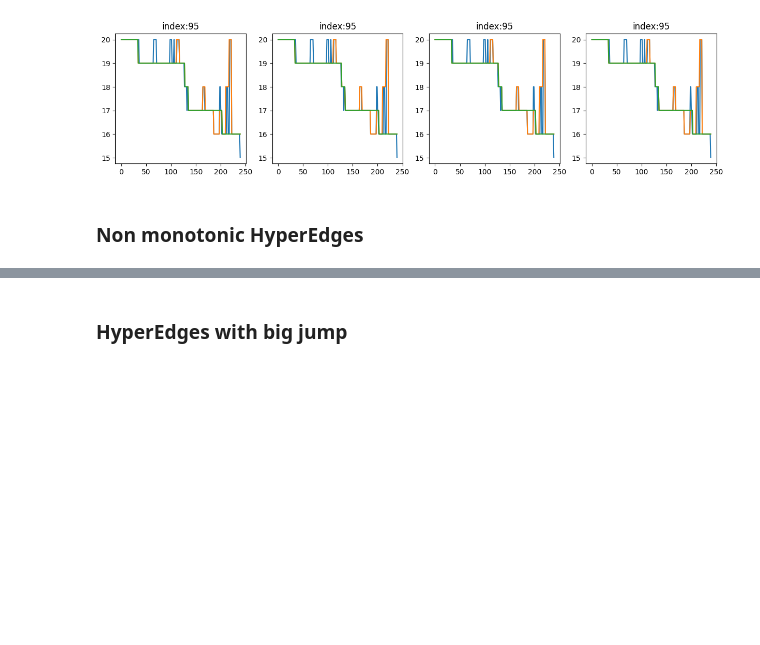
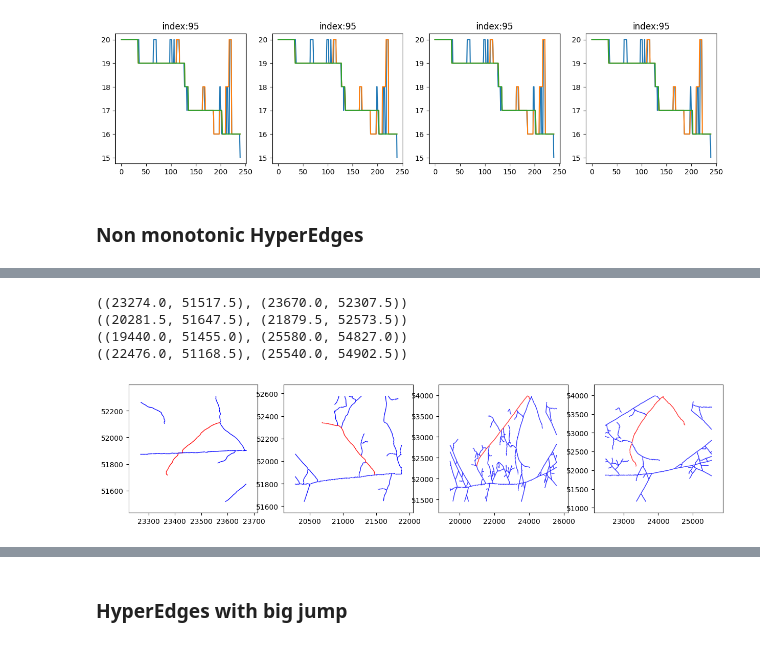
Before and after one commit to amin942001/STHype, a Jupyter notebook: examples/amftrack.ipynb, the cells around one changed output, grey strips where cells are left out. Cells and saved outputs as stored; diff of their text form; code cells hidden in the pictures; blank space fills up the shorter version.

```diff
--- a/examples/amftrack.ipynb
+++ b/examples/amftrack.ipynb
@@ -266,0 +316,12 @@ for i in range(4):
+# %%
+plt.figure(figsize=(15,15))
+for i in range(4):
+    ax = plt.subplot(4,4,i+1)
+    plot_spatial_temporal_graph_hyperedge(spatial_temporal_graph, hyperedge=not_monotonic_hyperedge[i+k], ax=ax, scale=2, verbose=1)
+    ax.tick_params(left=True, bottom=True, labelleft=True, labelbottom=True)
+# %% [output]
+((23274.0, 51517.5), (23670.0, 52307.5))
+((20281.5, 51647.5), (21879.5, 52573.5))
+((19440.0, 51455.0), (25580.0, 54827.0))
+((22476.0, 51168.5), (25540.0, 54902.5))
+[figure, added]
```
Also changed, not shown: parts of 32 cells of this notebook, 3 other files.
